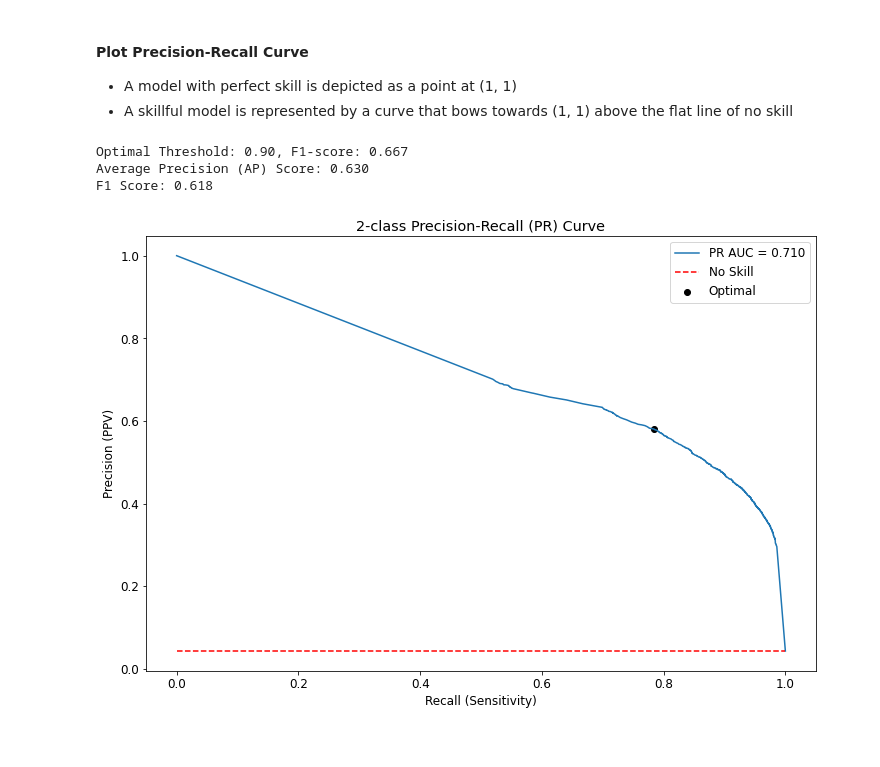
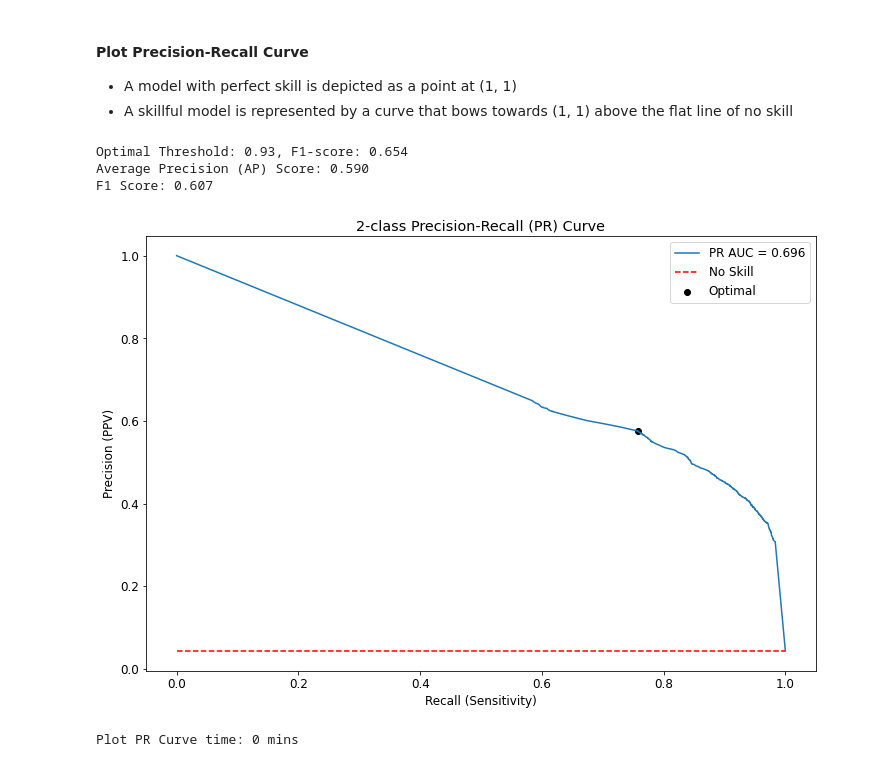
Before and after one commit to tweichle/Predicting-Baseball-Statistics, a Jupyter notebook: Classification/K-Nearest Neighbors-Classification with Over-Sampling Implementation for Baseball Outcomes.ipynb, the cells around one changed output. Drawn from its saved outputs; the diff is of its cells as text; code cells hidden in the pictures.

```diff
--- a/Classification/K-Nearest Neighbors-Classification with Over-Sampling Implementation for Baseball Outcomes.ipynb
+++ b/Classification/K-Nearest Neighbors-Classification with Over-Sampling Implementation for Baseball Outcomes.ipynb
@@ -1670,8 +1810,8 @@ CalibratedClassifierCV(base_estimator=KNeighborsClassifier(algorithm='auto',
 #### Prediction using K-Nearest Neighbors and Cross-Validation
 # %%
 model_type_text='K-Nearest Neighbors Model and Cross-Validation'
-y_pred_class_calibrated_knn_clf_grid, y_pred_prob_calibrated_knn_clf_grid = prediction(X_test, calibrated_knn_clf_grid, model_type_text)
-eval_metrics(y_test, y_pred_class_calibrated_knn_clf_grid, y_pred_prob_calibrated_knn_clf_grid, calibrated_knn_clf_grid)
+y_pred_class_grid_search, y_pred_prob_grid_search = prediction(X_test, grid_search.best_estimator_, model_type_text)
+eval_metrics(y_test, y_pred_class_grid_search, y_pred_prob_grid_search, grid_search.best_estimator_)
 # %% [output]
 Results Using K-Nearest Neighbors Model and Cross-Validation:
 Predicted values:
@@ -1710,10 +1850,13 @@ Optimal Threshold: 0.01, J statistic: 0.893
 #### Plot Precision-Recall Curve
 - A model with perfect skill is depicted as a point at (1, 1)
 - A skillful model is represented by a curve that bows towards (1, 1) above the flat line of no skill
-# %%
-plot_precision_recall_curve(y_test, y_pred_prob_calibrated_knn_clf_grid, y_pred_class_calibrated_knn_clf_grid)
-# %% [output]
-Optimal Threshold: 0.90, F1-score: 0.667
-Average Precision (AP) Score: 0.630
-F1 Score: 0.618
-[figure, removed]
+# %%
+search_time_start = time.time()
+plot_precision_recall_curve(y_test, y_pred_prob_grid_search, y_pred_class_grid_search)
+print('Plot PR Curve time:', int((time.time() - search_time_start)/60), 'mins')
+# %% [output]
+Optimal Threshold: 0.93, F1-score: 0.654
+Average Precision (AP) Score: 0.590
+F1 Score: 0.607
+[figure, added]
+Plot PR Curve time: 0 mins
```
Also changed, not shown: parts of 49 cells of this notebook.
